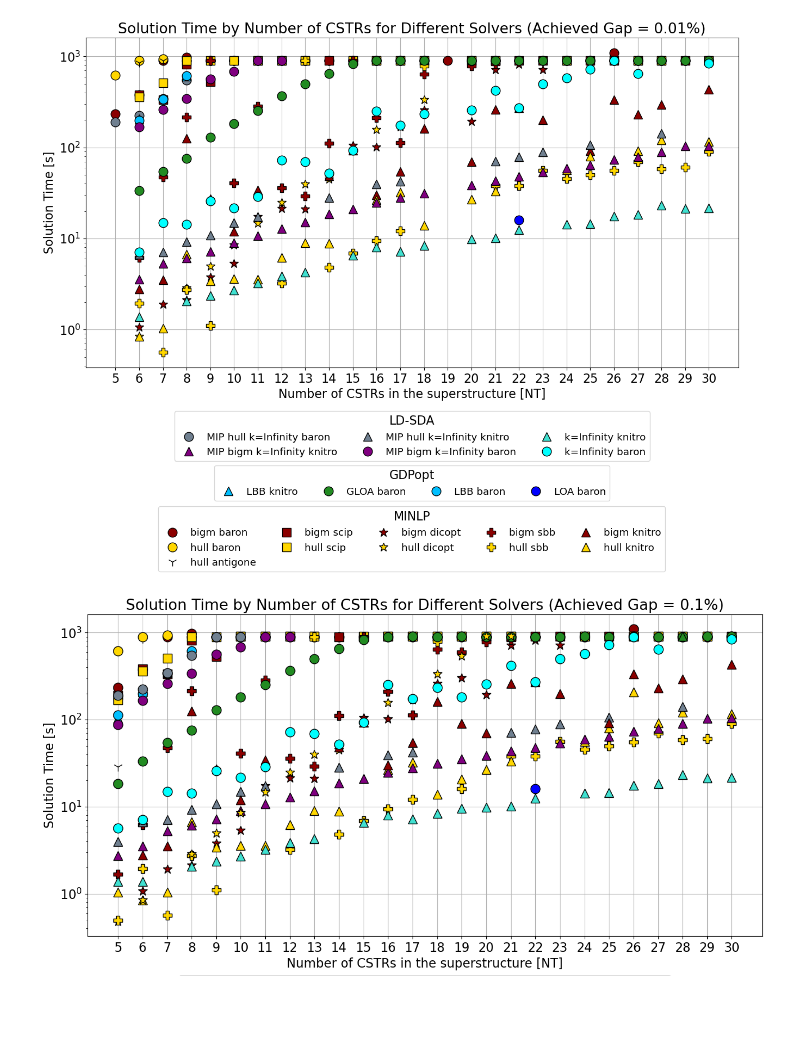
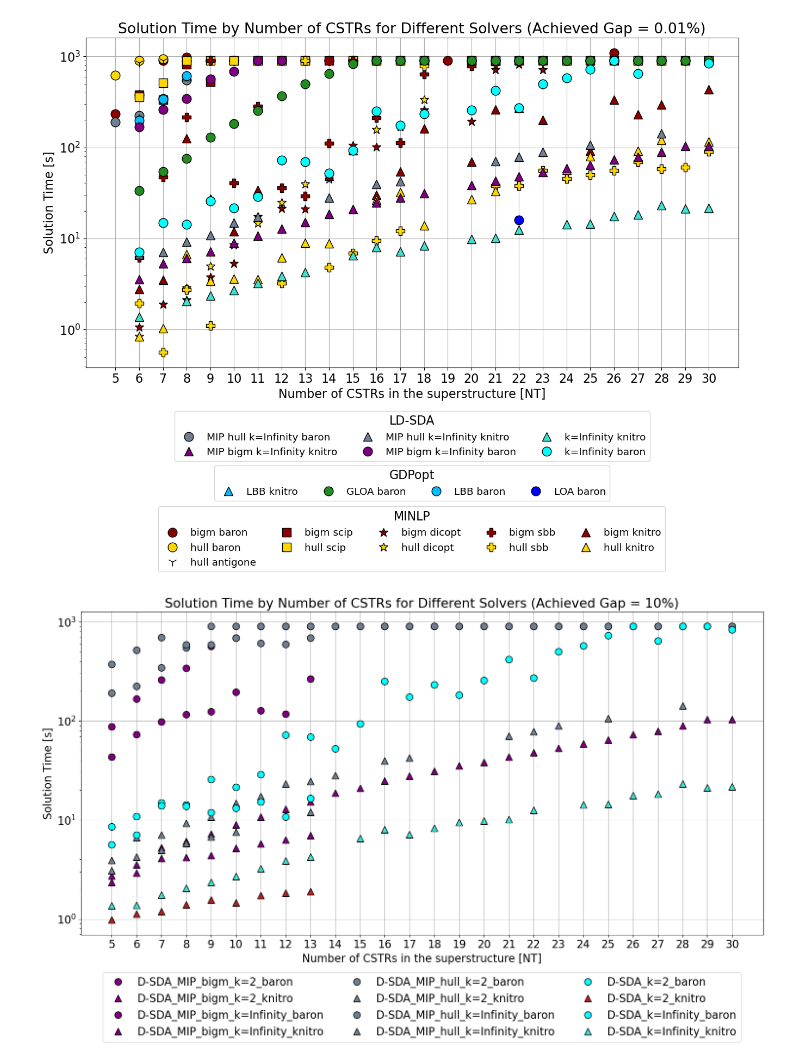
Before and after one commit to SECQUOIA/dsda-gdp, a Jupyter notebook: results/visualcstr.ipynb, the cells around one changed output. Drawn from its saved outputs; the diff is of its cells as text; code cells hidden in the pictures; blank space fills up the shorter version.

```diff
--- a/results/visualcstr.ipynb
+++ b/results/visualcstr.ipynb
@@ -315,7 +200,7 @@ plt.title('Solution Time by Number of CSTR')
 Text(0.5, 1.0, 'Solution Time by Number of CSTR')
 [figure]
 # %%
-df = pd.read_csv('cstr_results_30.csv')
+df = pd.read_csv('cstr_results_30_dantzig.csv')
 
 df = df[df['Solver'] != 'msnlp']
 
@@ -450,7 +335,7 @@ plt.show()
 # %% [output]
 [figure]
 # %%
-df = pd.read_csv('cstr_results_30.csv')
+df = pd.read_csv('cstr_results_30_dantzig.csv')
 
 df = df[df['Solver'] != 'msnlp']
 
@@ -604,7 +489,7 @@ plt.show()
 # %% [output]
 [figure]
 # %%
-df = pd.read_csv('cstr_results_30.csv')
+df = pd.read_csv('cstr_results_30_dantzig.csv')
 
 df = df[df['Solver'] != 'msnlp']
 
@@ -758,11 +643,11 @@ plt.show()
 # %% [output]
 [figure]
 # %%
-df = pd.read_csv('cstr_results_30.csv')
+df = pd.read_csv('cstr_results_30_dantzig.csv')
 
 df = df[df['Solver'] != 'msnlp']
-
-df = df
+df = df[df['Method'] != 'MINLP']
+df = df[df['Method'] != 'GDPopt']
 
 # Drop all the results with number of reactors not in the list selected_NT
 selected_NT = [5,6,7,8,9,10,11,12,13,14,15,16,17,18,19,20,21,22,23,24,25,26,27,28,29,30]
@@ -801,13 +686,13 @@ objective_values = {
     30: 2.76956223825096
 }
 
-gap = 0.1
+gap = 10
 
 # Filter dataframe based on the provided objective values for each NT
 df = df[df.apply(lambda row: np.isclose(row['Objective'], objective_values[row['NT']], rtol= gap * 1e-2), axis=1)]
 
 # Plotting setup
-fig, ax = plt.subplots(figsize=(18, 8))
+fig, ax = plt.subplots(figsize=(20, 8))
 
 # Increase font size
 plt.rcParams.update({'font.size': 16})
@@ -824,7 +709,7 @@ solver_markers = {
     'sbb': 'P',
     'dicopt': '*',
     'antigone': '1',
-    'scip': 's'
+    'scip': 'h'
 }
 
 # Create a dictionary for method_approach and their respective colors
@@ -860,56 +745,37 @@ for combination in combinations:
     subset = subset[subset['Objective'] <= subset.groupby('NT')['Objective'].transform('min')*(1 + gap * 1e-2)]
 
     # Extract the method, approach, and solver from the combination
     components = combination.split('_')
     solver = components[-1]
     if components[0] == "D-SDA":
         method_approach = f"{components[0]}_{components[1]}_{components[2]}"
     else:
         method_approach = '_'.join(components[:2])
 
     marker = solver_markers.get(solver, 'o')  # Use 'o' as default if solver not found in dictionary
     # color = method_approach_colors.get(method_approach, 'violet')  # Use 'green' as default if method-approach not found
     color = method_approach_colors[method_approach]  # Use 'green' as default if method-approach not found
 
-    plt.plot(subset['NT'], subset['Time'], label=combination, mec='black', marker=marker, linestyle='', color=color, markersize=12)
+    plt.plot(subset['NT'], subset['Time'], label=combination, mec='black', marker=marker, linestyle='', color=color, markersize=10)
 
 plt.xlabel('Number of CSTRs in the superstructure [NT]')
 plt.yscale('log')
 plt.ylabel('Solution Time [s]')
 plt.legend(loc='upper left', bbox_to_anchor=(1,1))
 plt.title(f"Solution Time by Number of CSTRs for Different Solvers (Achieved Gap = {gap}%)")
 plt.grid(True)
 plt.tight_layout()
 
 # Set x-ticks to only show the selected_NT values
 ax.set_xticks(selected_NT)
 
 # Sort the legend labels and handles
-GDPopt_handles, GDPopt_labels = [], []
-DSDA_handles, DSDA_labels = [], []
-MINLP_handles, MINLP_labels = [], []
-
-for handle, label, in zip(*ax.get_legend_handles_labels()):
-    if 'GDPopt' in label:
-        GDPopt_handles.append(handle)
-        GDPopt_labels.append(label.replace('GDPopt_', '').replace('_', ' '))
-    elif 'D-SDA' in label:
-        DSDA_handles.append(handle)
-        DSDA_labels.append(label.replace('D-SDA_', '').replace('_', ' '))
-    elif 'MINLP' in label:
-        MINLP_handles.append(handle)
-        MINLP_labels.append(label.replace('MINLP_', '').replace('_', ' '))
-
-# Create custom legends
-# legend_GDPopt = ax.legend(GDPopt_handles, GDPopt_labels, title='GDPopt', loc='lower center', bbox_to_anchor=(0.5, -0.42), fontsize='small', ncol=5)
-legend_DSDA = ax.legend(DSDA_handles, DSDA_labels, title='LD-SDA', loc='lower center', bbox_to_anchor=(0.5, -0.30), fontsize='small', ncol=3)
-# legend_MINLP = ax.legend(MINLP_handles, MINLP_labels, title='MINLP', loc='lower center', bbox_to_anchor=(0.5, -0.635, -0.001, 0.5), fontsize='small', ncol=5)
-
-# Add the legends back to the plot
-# ax.add_artist(legend_GDPopt)
-ax.add_artist(legend_DSDA)
-# No need to add the last artist, as it will be on top by default
+handles, labels = ax.get_legend_handles_labels()
+sorted_indices = np.argsort(labels)
+sorted_handles = [handles[idx] for idx in sorted_indices]
+sorted_labels = [labels[idx] for idx in sorted_indices]
+ax.legend(sorted_handles, sorted_labels, loc='upper center', bbox_to_anchor=(0.5, -0.10), ncol=3)
 
 plt.show()
 # %% [output]
-[figure, old version]
+[figure, new version]
```
Also changed, not shown: parts of 1 cell of this notebook.
